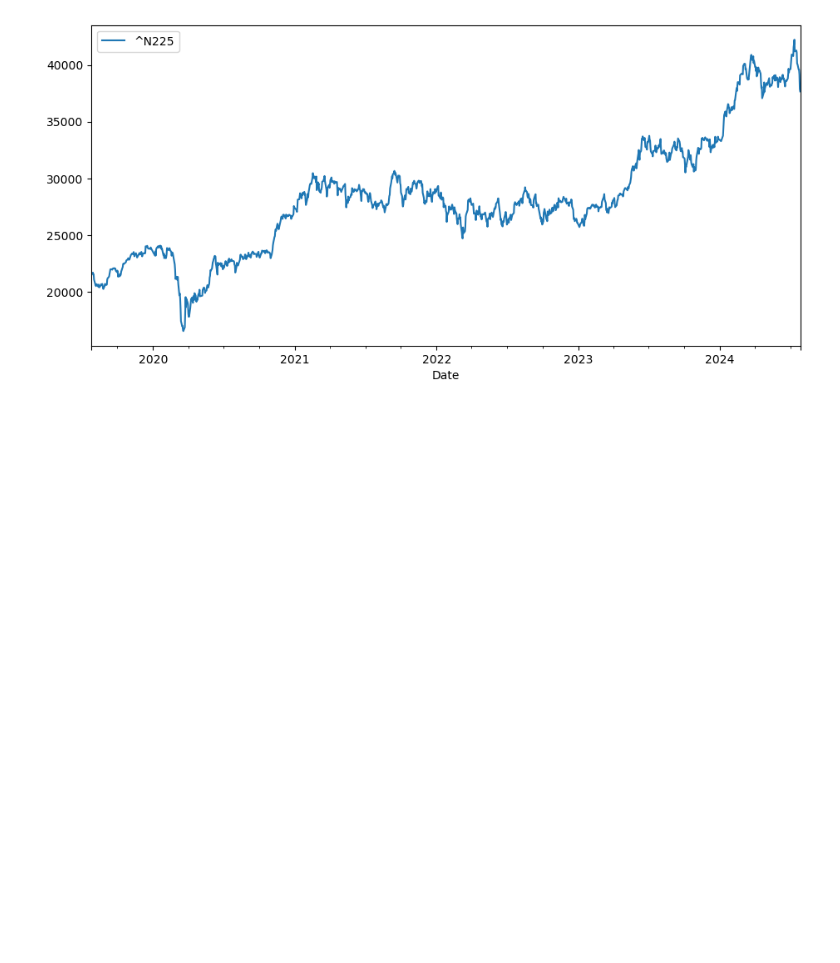
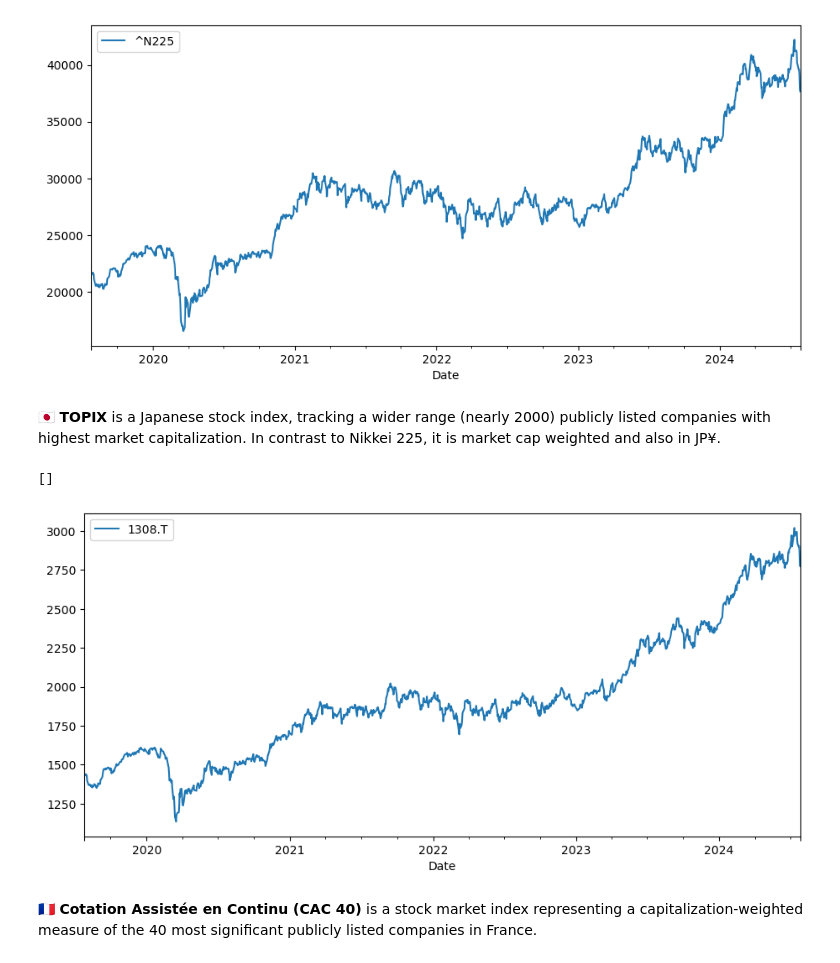
Before and after one commit to christianatanasov/algodisco, a Jupyter notebook: finance/index.ipynb, the cells around one changed output. Saved outputs shown, nothing was run; the diff lists cells and outputs as text; code cells hidden in the pictures; blank space fills up the shorter version.

```diff
--- a/finance/index.ipynb
+++ b/finance/index.ipynb
@@ -121,3 +121,13 @@ plt.plot()
 # %% [output]
 []
 [figure]
+# %% [markdown]
+🇯🇵 <b>TOPIX</b> is a Japanese stock index, tracking a wider range (nearly 2000) publicly listed companies with highest market capitalization. In contrast to Nikkei 225, it is market cap weighted and also in JP¥.
+# %%
+get_yf_ts('1308.T', '5y', '1d').plot(figsize=(11,5))
+plt.plot()
+# %% [output]
+[]
+[figure, added]
+# %% [markdown]
+🇫🇷 <b>Cotation Assistée en Continu (CAC 40)</b> is a stock market index representing a capitalization-weighted measure of the 40 most significant publicly listed companies in France.
```
Also changed, not shown: parts of 7 cells of this notebook, 4 other files.
